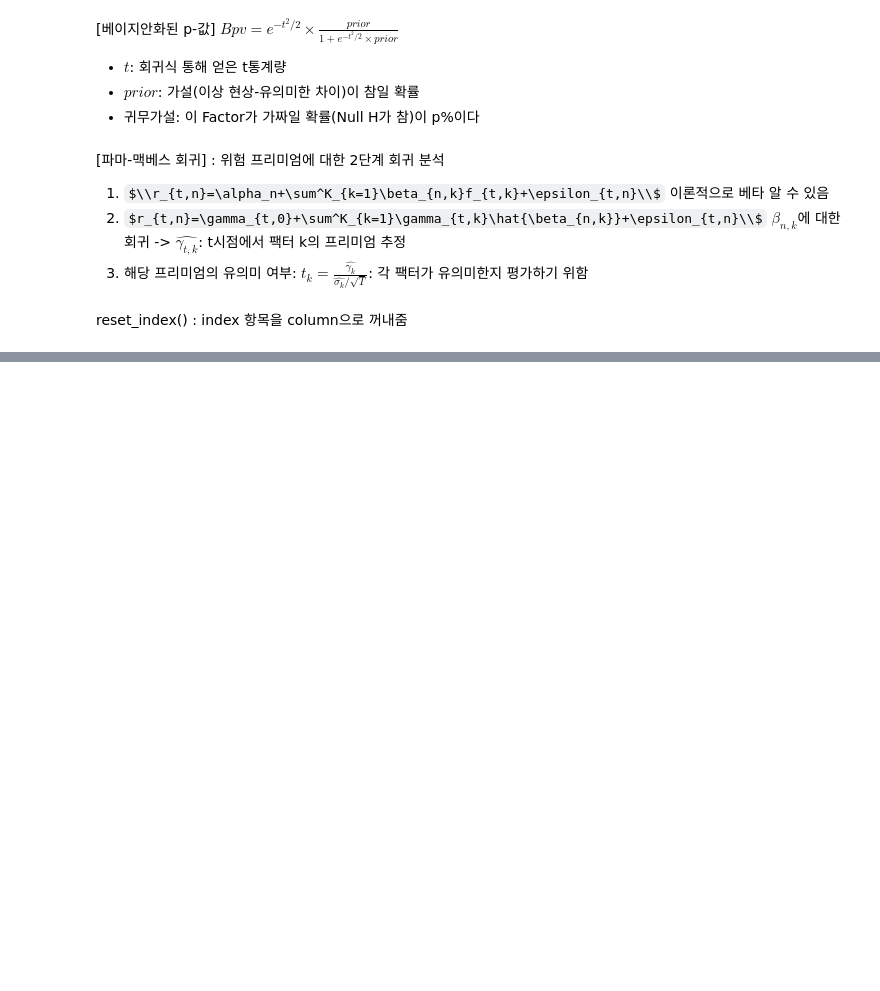
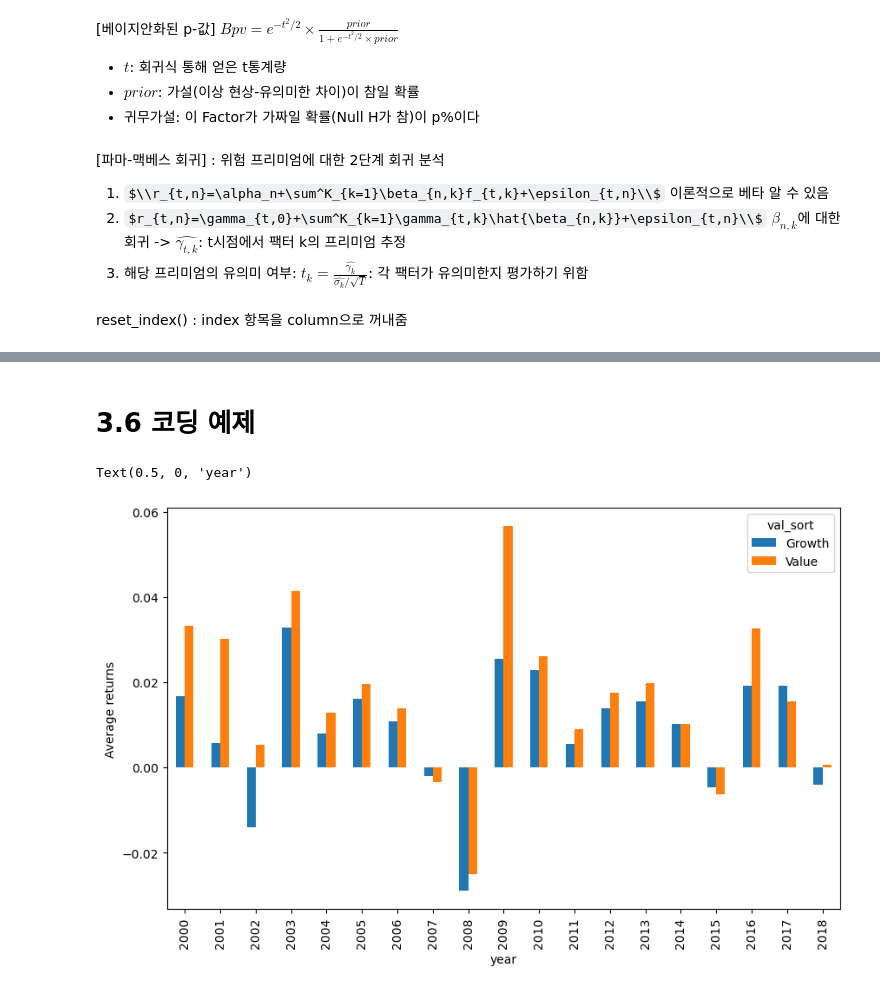
Before and after one commit to serah6057-beep/ML-for-Quantative-Investment, a Jupyter notebook: Ch3.ipynb, the cells around one changed output, grey strips where cells are left out. Saved outputs shown, nothing was run; the diff lists cells and outputs as text; code cells hidden in the pictures; some formulas as TeX source; blank space fills up the shorter version.

```diff
--- a/Ch3.ipynb
+++ b/Ch3.ipynb
@@ -225,0 +290,21 @@ df_2nd_pass=pd.concat([reg_result.iloc[:,1:6],returns.transpose()],axis=1)
+# %% [markdown]
+# 3.6 코딩 예제
+# %%
+# 1. 성장주 vs 가치주 포트폴리오의 연간 수익률]
+from Ch1 import data_ml
+df_median=[]
+df=[]
+# 각 날짜별 중위값 계산
+df_median=data_ml[['date','Pb']].groupby(['date']).median().reset_index()
+df_median.rename(columns={'Pb':'Pb_median'},inplace=True)
+# 연도 및 시가 총액 로직 설정해 그룹화
+df=pd.merge(data_ml[['date','Pb','R1M_Usd']],df_median,how='left',on='date')
+df['date']=pd.to_datetime(df['date'], format='%Y-%m-%d')
+df=df.groupby([df['date'].dt.year.rename('year'), np.where(df['Pb']>df['Pb_median'],"Growth","Value")]).mean().reset_index()
+df.rename(columns={'level_1':'val_sort'},inplace=True)
+df.pivot(index='year',columns='val_sort',values='R1M_Usd').plot.bar(figsize=(10,6))
+plt.ylabel('Average returns')
+plt.xlabel('year')
+# %% [output]
+Text(0.5, 0, 'year')
+[figure, added]
```
Also changed, not shown: parts of 15 cells of this notebook.
